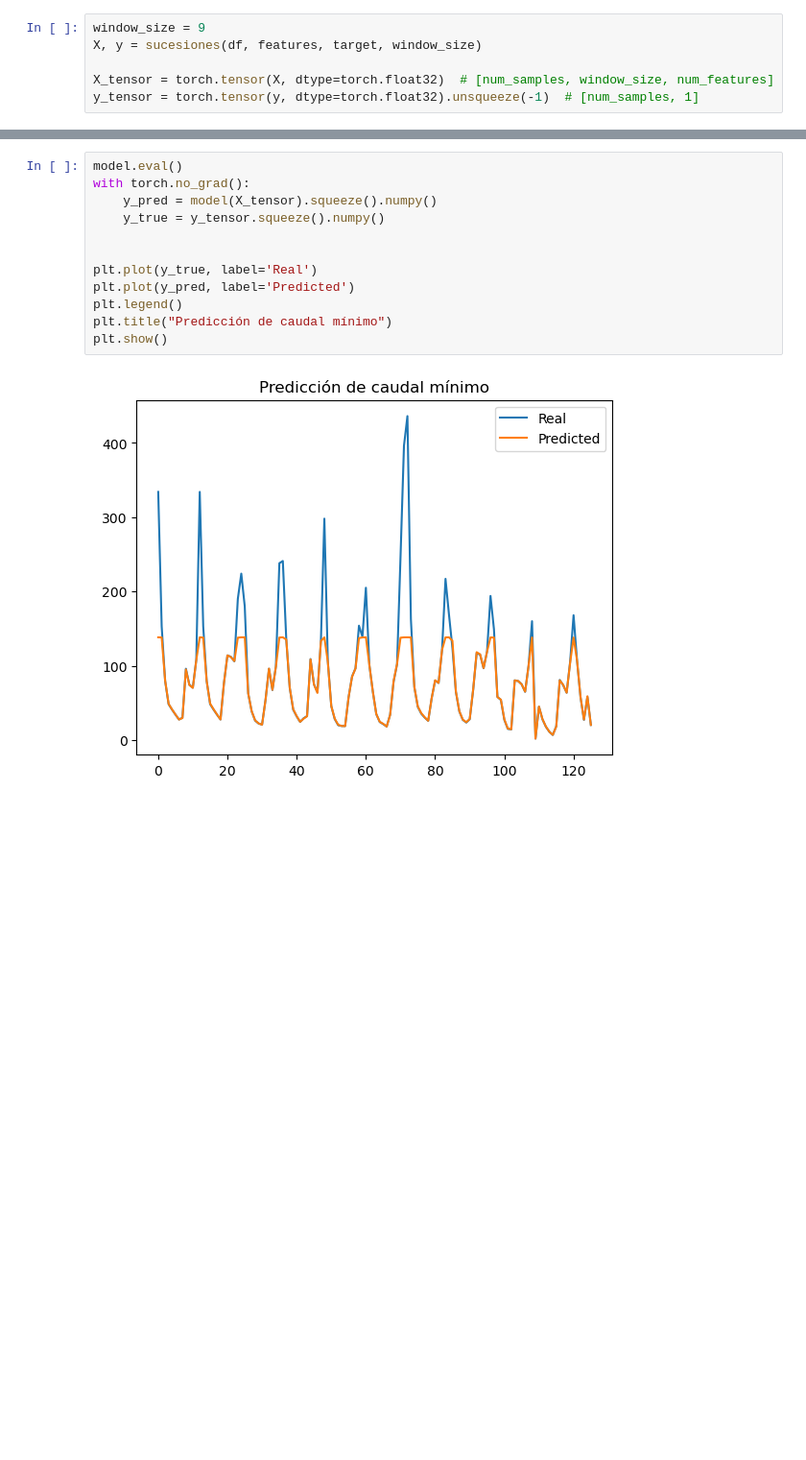
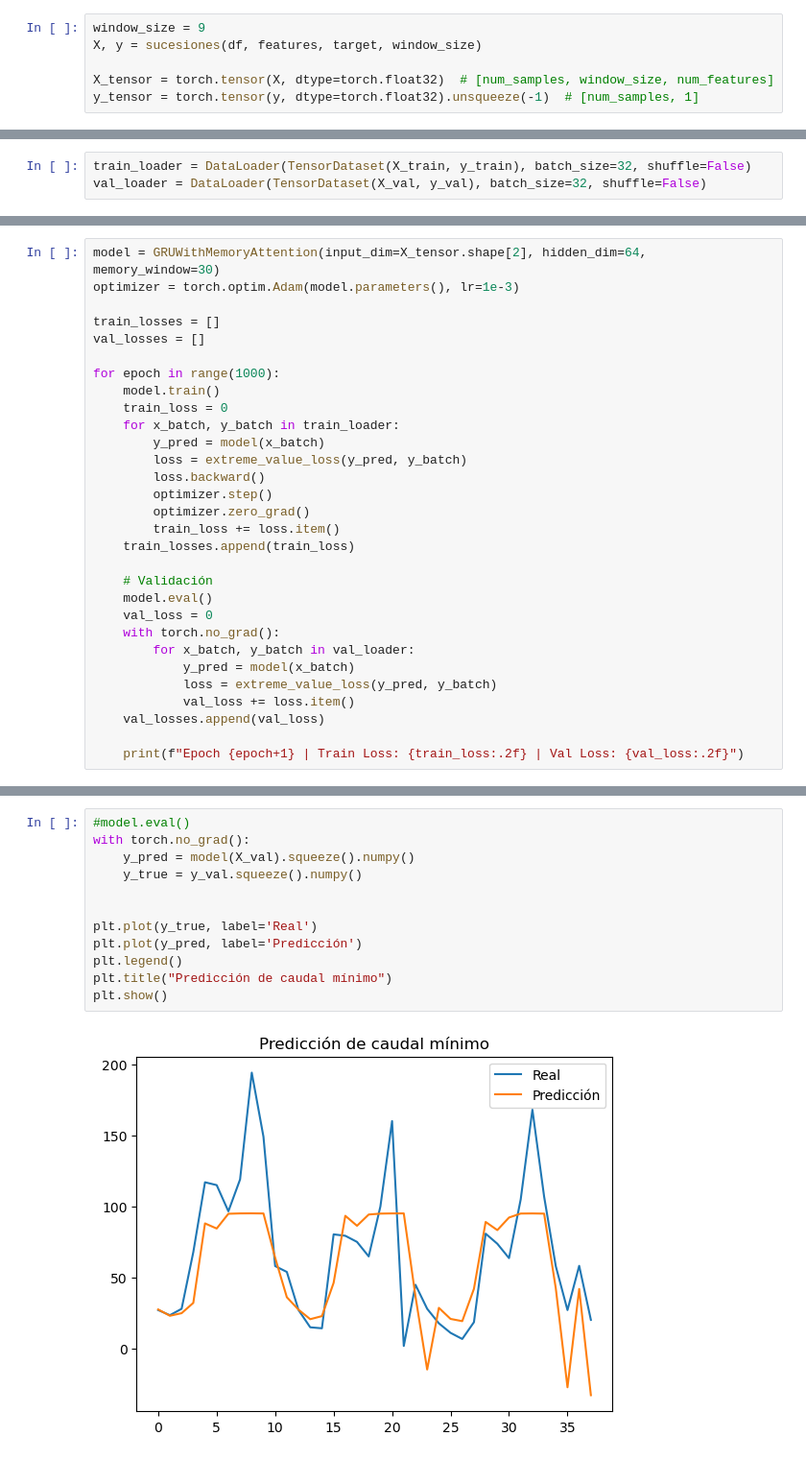
Before and after one commit to AndreyPrado/Pronostico_Caudales_Extremos, a Jupyter notebook: ValoresExtremos/cod/py/prediccion_minimos.ipynb, the cells around one changed output, grey strips where cells are left out. Shown at 96% size. Drawn from its saved outputs; the diff is of its cells as text; blank space fills up the shorter version.

```diff
--- a/ValoresExtremos/cod/py/prediccion_minimos.ipynb
+++ b/ValoresExtremos/cod/py/prediccion_minimos.ipynb
@@ -294,3 +317,6 @@ y_tensor = torch.tensor(y, dtype=torch.float32).unsqueeze(-1)  # [num_samples, 1
+# %%
+train_loader = DataLoader(TensorDataset(X_train, y_train), batch_size=32, shuffle=False)
+val_loader = DataLoader(TensorDataset(X_val, y_val), batch_size=32, shuffle=False)
 # %%
 model = GRUWithMemoryAttention(input_dim=X_tensor.shape[2], hidden_dim=64, memory_window=30)
 optimizer = torch.optim.Adam(model.parameters(), lr=1e-3)
@@ -332,0 +341,30 @@ Epoch 1000, Loss: 63.8189
+# %%
+model = GRUWithMemoryAttention(input_dim=X_tensor.shape[2], hidden_dim=64, memory_window=30)
+optimizer = torch.optim.Adam(model.parameters(), lr=1e-3)
+
+train_losses = []
+val_losses = []
+
+for epoch in range(1000):
+    model.train()
+    train_loss = 0
+    for x_batch, y_batch in train_loader:
+        y_pred = model(x_batch)
+        loss = extreme_value_loss(y_pred, y_batch)
+        loss.backward()
+        optimizer.step()
+        optimizer.zero_grad()
+        train_loss += loss.item()
+    train_losses.append(train_loss)
+
+    # Validación
+    model.eval()
+    val_loss = 0
+    with torch.no_grad():
+        for x_batch, y_batch in val_loader:
+            y_pred = model(x_batch)
+            loss = extreme_value_loss(y_pred, y_batch)
+            val_loss += loss.item()
+    val_losses.append(val_loss)
+
+    print(f"Epoch {epoch+1} | Train Loss: {train_loss:.2f} | Val Loss: {val_loss:.2f}")
@@ -333,17 +389,17 @@ Epoch 1000, Loss: 63.8189
 # %%
-model.eval()
+#model.eval()
 with torch.no_grad():
-    y_pred = model(X_tensor).squeeze().numpy()
-    y_true = y_tensor.squeeze().numpy()
+    y_pred = model(X_val).squeeze().numpy()
+    y_true = y_val.squeeze().numpy()
 
 
 plt.plot(y_true, label='Real')
-plt.plot(y_pred, label='Predicted')
+plt.plot(y_pred, label='Predicción')
 plt.legend()
 plt.title("Predicción de caudal mínimo")
 plt.show()
 # %% [output]
-[figure, old version]
+[figure, new version]
 # %%
 mae = mean_absolute_error(y_true, y_pred)
 rmse = pow(mean_squared_error(y_true, y_pred),1/2)
```
Also changed, not shown: parts of 6 cells of this notebook.
